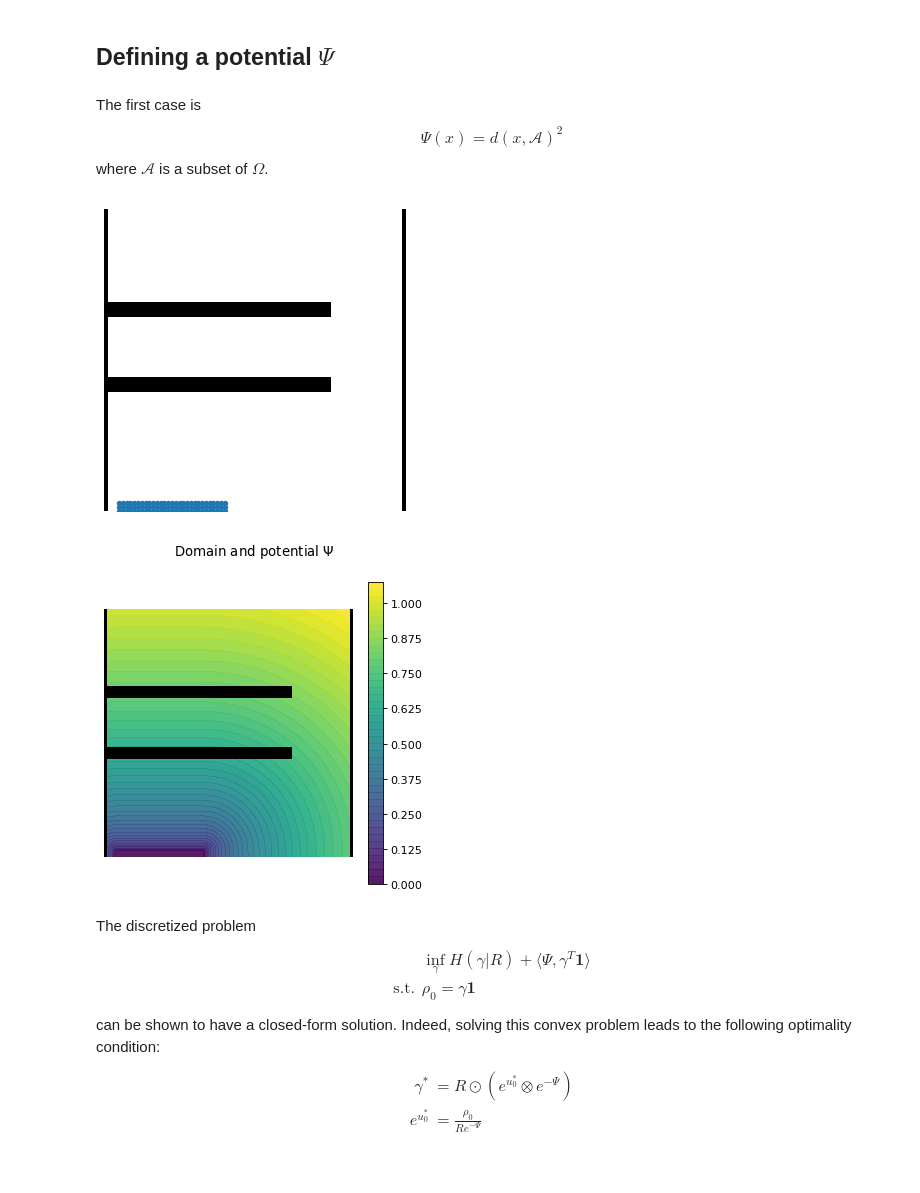
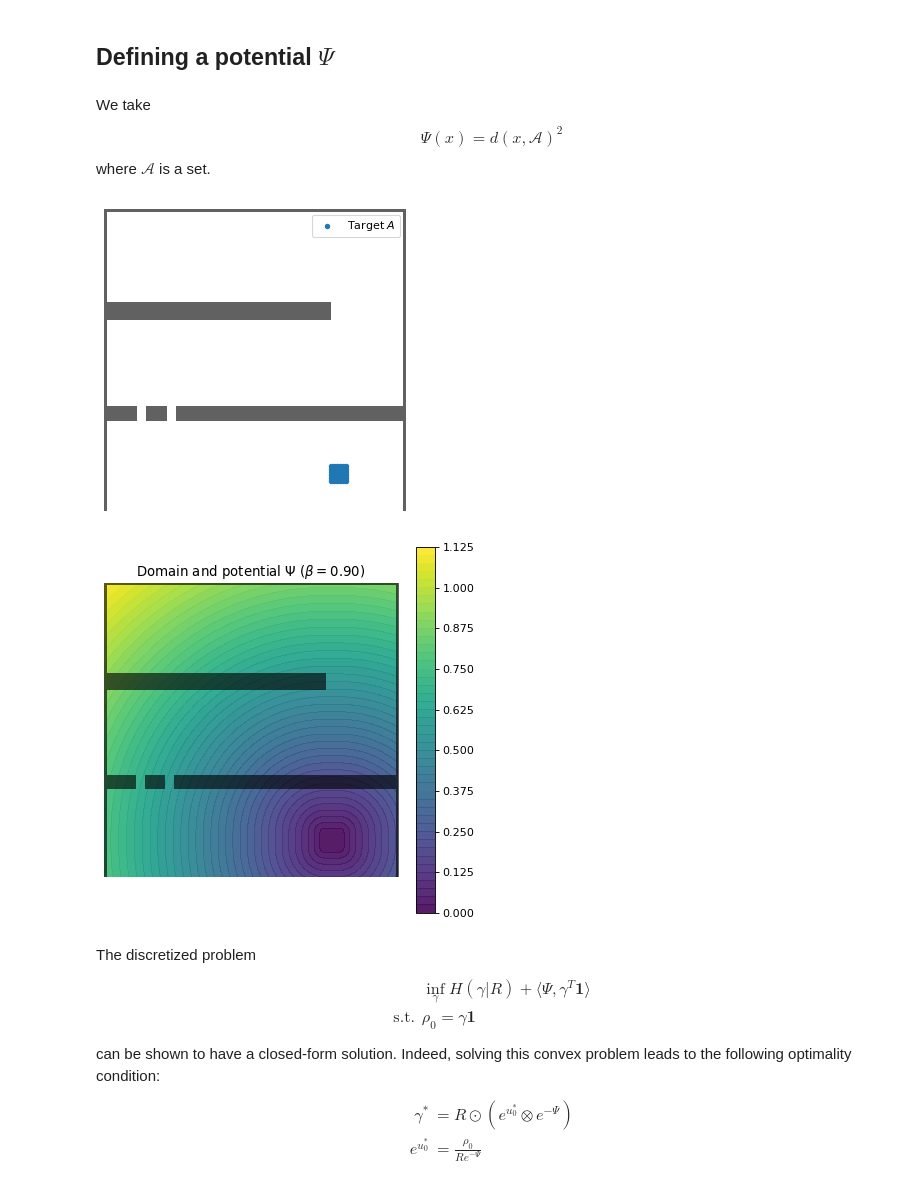
Before and after one commit to ManifoldFR/mva-optimaltransport, a Jupyter notebook: project/room.ipynb, the cells around one changed output. Saved outputs shown, nothing was run; the diff lists cells and outputs as text; code cells hidden in the pictures.

```diff
--- a/project/room.ipynb
+++ b/project/room.ipynb
@@ -32,22 +34,30 @@ $\DeclareMathOperator{\supp}{supp}$
 $\DeclareMathOperator{\KL}{KL}$
 $\DeclareMathOperator{\prox}{prox}$
 # %%
-nx = 81
+nx = 101
 xar = np.linspace(0, 1, nx)
 xg, yg = np.meshgrid(xar, xar)
 
-extent = [0,1,0,1]
+extent = [0, 1, 0, 1]
 # %%
-def plot_domain(mask, cax=None, extent=extent):
+def plot_domain(mask, cax=None, cmap=cm.Greys, extent=extent, **kwargs):
     """Plot the domain in black & white"""
     if cax is None:
         cax = plt.gca()
-    cax.imshow(mask, origin='lower', cmap=cm.Greys, extent=extent,
-               interpolation='none', zorder=5)
+    if not 'alpha' in kwargs:
+        kwargs['alpha'] = 0.62
+    kwargs['cmap'] = cmap
+    cax.imshow(mask, origin='lower', extent=extent,
+               interpolation='none', zorder=5, **kwargs)
 
-def plot_measure(a, cax=None, cmap=cm.Greys, extent=extent, **kwargs):
+def plot_measure(a, cax=None, cmap=cm.viridis, extent=extent, **kwargs):
     if cax is None:
         cax = plt.gca()
     kwargs['cmap'] = cmap
-    cax.imshow(a, origin='lower',
-               extent=extent, **kwargs)
+    cax.imshow(a, origin='lower', extent=extent,
+               interpolation='none', **kwargs)
+
+def send_zero_transparent(a):
+    res = np.zeros((nx,nx,4))
+    res[..., 3] = a/a.max()
+    return res
@@ -59,8 +64,10 @@ def send_zero_transparent(a):
 # %%
 # Obstacle domain
 mask = ((0.64 <= yg) & (yg <= 0.7)) & (xg <= 0.75)
-mask[:] = mask | ((0.4 <= yg) & (yg <= 0.44)) & (xg <= 0.75)
+mask[:] = mask | ((0.3<= yg) & (yg <= 0.34)) &\
+                  ((xg <= 0.10) | (xg >= 0.24) | ((xg >=0.14) & (xg<=0.2)))
 mask[:] = mask | ((xg <= 0.001) | (xg >= 0.999))
+mask[:] = mask | ((yg >= 0.999))
 
 obstacle_idx = np.argwhere(mask)
 
@@ -193,10 +201,10 @@ We can use the potential $\Psi$ to target a desired distribution, as a relaxatio
 # %% [markdown]
 ## Defining a potential $\Psi$
 # %% [markdown]
-The first case is
+We take
 $$
     \Psi(x) = d(x, \mathscr{A})^2
 $$
-where $\mathscr{A}$ is a subset of $\Omega$.
+where $\mathscr{A}$ is a set.
 # %%
 grid_arr_ = np.dstack([xg, yg])
@@ -204,34 +211,37 @@ grid_arr_ = np.dstack([xg, yg])
 grid_arr_flat = grid_arr_.reshape(nx*nx, 2)
 # %%
-target_mask = ((grid_arr_flat[:,0] <= 0.4) &
-               (grid_arr_flat[:,0] >= 0.05) &
-               (grid_arr_flat[:,1] <= 0.03))
+target_mask = ((grid_arr_flat[:,0] >= 0.75) &
+               (grid_arr_flat[:,0] <= 0.8) &
+               (grid_arr_flat[:,1] >= 0.1) &
+               (grid_arr_flat[:,1] <= 0.15))
 
 
 target_points = grid_arr_flat[target_mask]
 # %%
 plot_domain(domain_img)
 ylim = plt.ylim()
-plt.scatter(*target_points.T, s=15)
-plt.ylim(*ylim)
+plt.scatter(*target_points.T, s=15, label='Target $A$')
+plt.legend()
 plt.axis('off');
 # %% [output]
-[figure, old version]
+[figure, new version]
 # %%
 all_dists_ = distance.cdist(grid_arr_flat, target_points)
 
 dist_to_target = all_dists_.min(axis=1)
 dist_to_target = dist_to_target.reshape(nx, nx)
 
-psi_potential_ = dist_to_target ** 0.5
+beta = 0.9
+psi_potential_ = dist_to_target ** beta
 
-fig, ax = plt.subplots(frameon=False)
+fig, ax = plt.subplots()
 cf_ = ax.contourf(xg, yg, psi_potential_, levels=50, alpha=.9)
 fig.colorbar(cf_)
 
 plot_domain(domain_img, ax)
 plt.axis('off');
 
-plt.suptitle("Domain and potential $\\Psi$");
+plt.title("Domain and potential $\\Psi$ ($\\beta=%.2f$)" % beta);
+fig.tight_layout();
 # %% [output]
-[figure, old version]
+[figure, new version]
```
Also changed, not shown: parts of 32 cells of this notebook, 6 other files.
